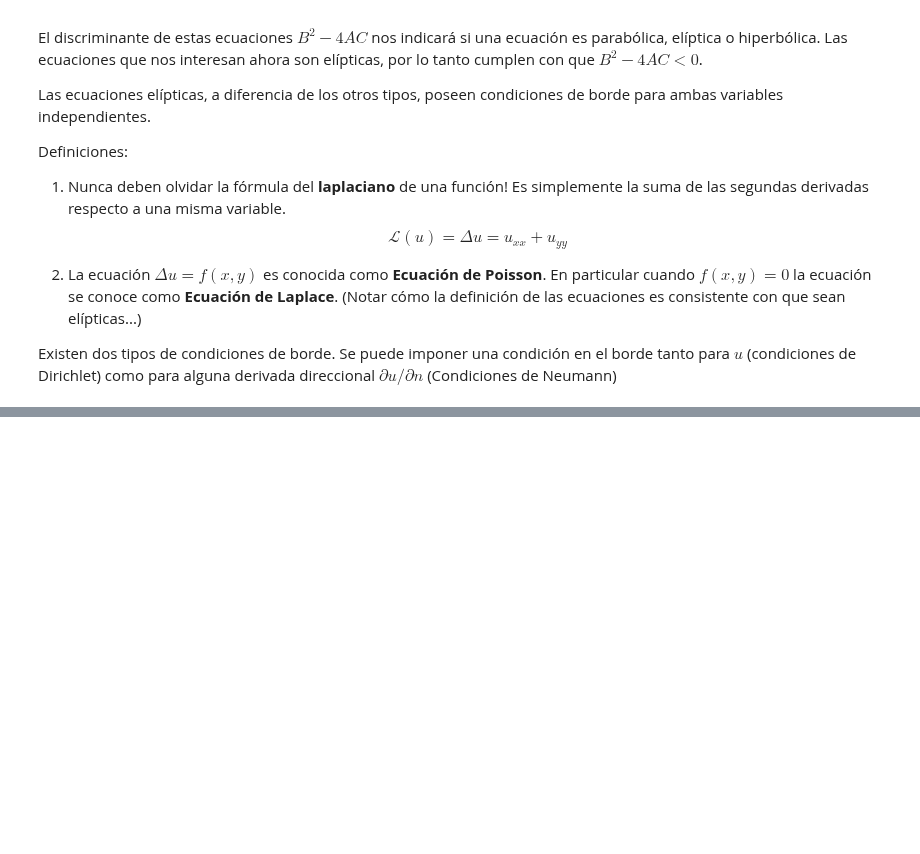
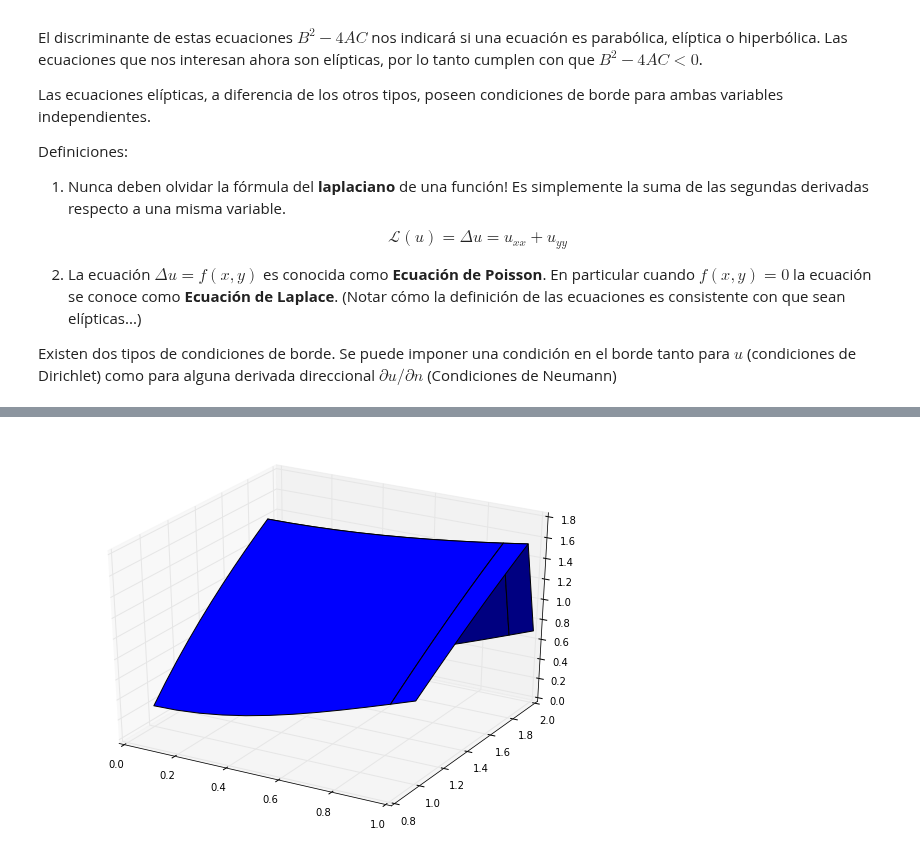
Before and after one commit to asazo/CC2, a Jupyter notebook: edpfinitediff.ipynb, the cells around one changed output, grey strips where cells are left out. Cells and saved outputs as stored; diff of their text form; code cells hidden in the pictures; blank space fills up the shorter version.

```diff
--- a/edpfinitediff.ipynb
+++ b/edpfinitediff.ipynb
@@ -36,0 +138,80 @@ $$\frac{u(x-h,y) -2u(x,y) + u(x+h,y)}{h^2} + \mathcal{O}(h^2) + \frac{u(x,y-k) -
+# %%
+def f(x,y):
+    return 0.0
+
+def g1(x):
+    return np.log(x**2 + 1)
+
+def g2(x):
+    return np.log(x**2 + 4)
+
+def g3(y):
+    return 2*np.log(y)
+
+def g4(y):
+    return np.log(y**2 + 1)
+
+# definir stepsize y otros
+m, n = 12, 12
+mn = m * n
+M = m - 1
+N = n - 1
+xl, xr = (0.0, 1.0)
+yb, yt = (1.0, 2.0)
+h = (xr - xl) / float(M)
+k = (yt - yb) / float(N)
+h2 = h**2.0
+k2 = k**2.0
+
+x = [xl + (i - 1)*h for i in range(1, m+1)]
+y = [yb + (i - 1)*k for i in range(1, n+1)]
+
+A = np.zeros((mn, mn))
+b = np.zeros((mn))
+
+for i in range(1, m-1):
+    for j in range(1, n-1):
+        A[i+(j-1)*m, i-1+(j-1)*m] = 1.0/h2
+        A[i+(j-1)*m, i+1+(j-1)*m] = 1.0/h2
+
+        A[i+(j-1)*m, i+(j-1)*m] = -2.0/h2-2.0/k2
+
+        A[i+(j-1)*m,i+(j-2)*m] = 1.0/k2
+        A[i+(j-1)*m,i+j*m] = 1.0/k2
+        b[i+(j-1)*m] = f(x[i], y[j])
+
+for i in range(0,m):
+    j = 0
+    A[i+(j-1)*m, i+(j-1)*m] = 1.0
+    b[i+(j-1)*m] = g1(x[i])
+    j = n-1
+    A[i+(j-1)*m, i+(j-1)*m] = 1.0
+    b[i+(j-1)*m] = g2(x[i])
+
+for j in range(1, n-1):
+    i = 0
+    A[i+(j-1)*m, i+(j-1)*m] = 1.0
+    b[i+(j-1)*m] = g3(y[j])
+    i = m-1
+    A[i+(j-1)*m, i+(j-1)*m] = 1.0
+    b[i+(j-1)*m] = g4(y[j])
+
+v = np.linalg.solve(A, b)
+w = np.reshape(v, (m,n))
+
+
+from mpl_toolkits.mplot3d import Axes3D
+fig = plt.figure(figsize=(10,7))
+ax = fig.add_subplot(111, projection='3d')
+xv, yv = np.meshgrid(x, y)
+ax.plot_surface(xv, yv, w)
+plt.show()
+
+fig = plt.figure(figsize=(10,7))
+ax = fig.add_subplot(111, projection='3d')
+xv, yv = np.meshgrid(x, y)
+zv = np.log(xv**2 + yv**2)
+ax.plot_surface(xv, yv, zv)
+plt.show()
+# %% [output]
+[figure, added]
```
Also changed, not shown: parts of 7 cells of this notebook.
